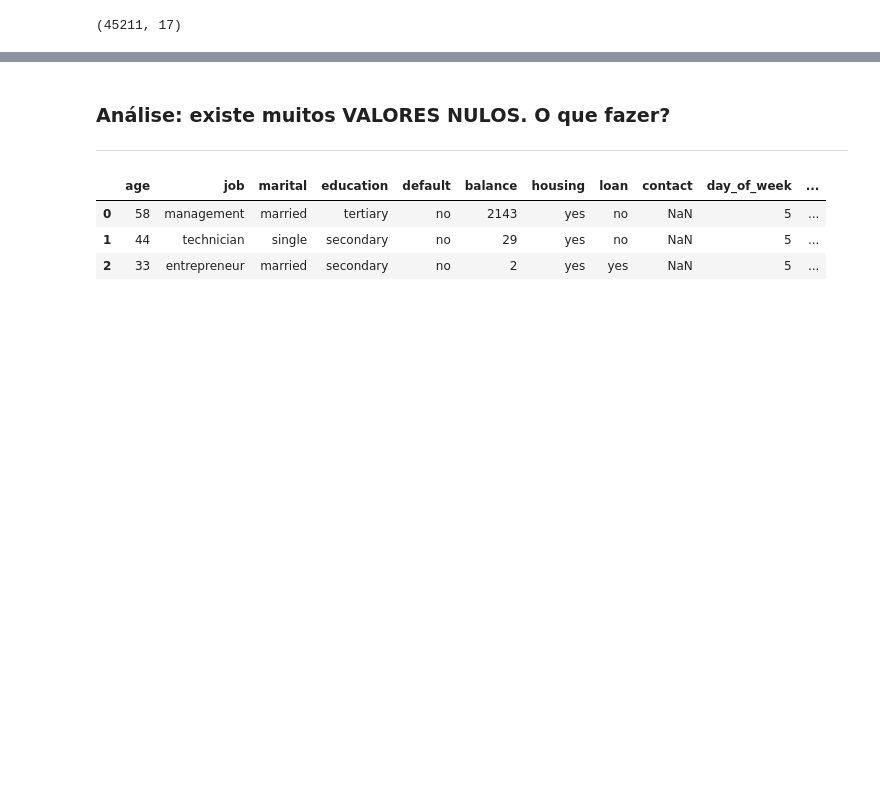
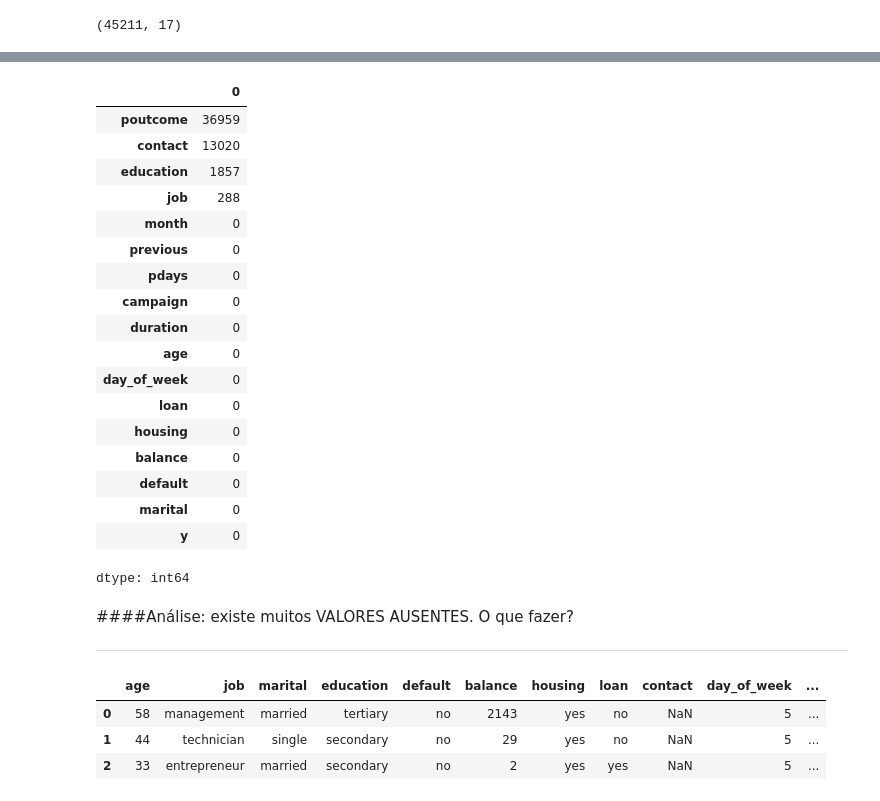
Before and after one commit to jessicamotam/Projeto-Bank-Marketing_ICD, a Jupyter notebook: Projeto_Bank_Marketing.ipynb, the cells around one changed output, grey strips where cells are left out. Drawn from its saved outputs; the diff is of its cells as text; code cells hidden in the pictures; blank space fills up the shorter version.

```diff
--- a/Projeto_Bank_Marketing.ipynb
+++ b/Projeto_Bank_Marketing.ipynb
@@ -95,5 +110,39 @@ df.isna()
+# %%
+#Quantitade total de valores ausentes
+#df.isna().sum()
+
+#quantidade de valores ausentes(NaN) em cada coluna
+
+(df[['age', 'job', 'marital', 'education', 'default', 'balance', 'housing',
+      'loan', 'contact', 'day_of_week', 'month', 'duration', 'campaign',
+       'pdays', 'previous', 'poutcome','y']].
+    isna().
+    sum().
+    sort_values(ascending=False)
+
+)
+# %% [output]
+|  | 0 |
+| poutcome | 36959 |
+| contact | 13020 |
+| education | 1857 |
+| job | 288 |
+| month | 0 |
+| previous | 0 |
+| pdays | 0 |
+| campaign | 0 |
+| duration | 0 |
+| age | 0 |
+| day_of_week | 0 |
+| loan | 0 |
+| housing | 0 |
+| balance | 0 |
+| default | 0 |
+| marital | 0 |
+| y | 0 |
+dtype: int64
 # %% [markdown]
-### Análise: existe muitos VALORES NULOS. O que fazer?
+####Análise: existe muitos VALORES AUSENTES. O que fazer?
 
 ---
 # %%
```
Also changed, not shown: parts of 12 cells of this notebook.
